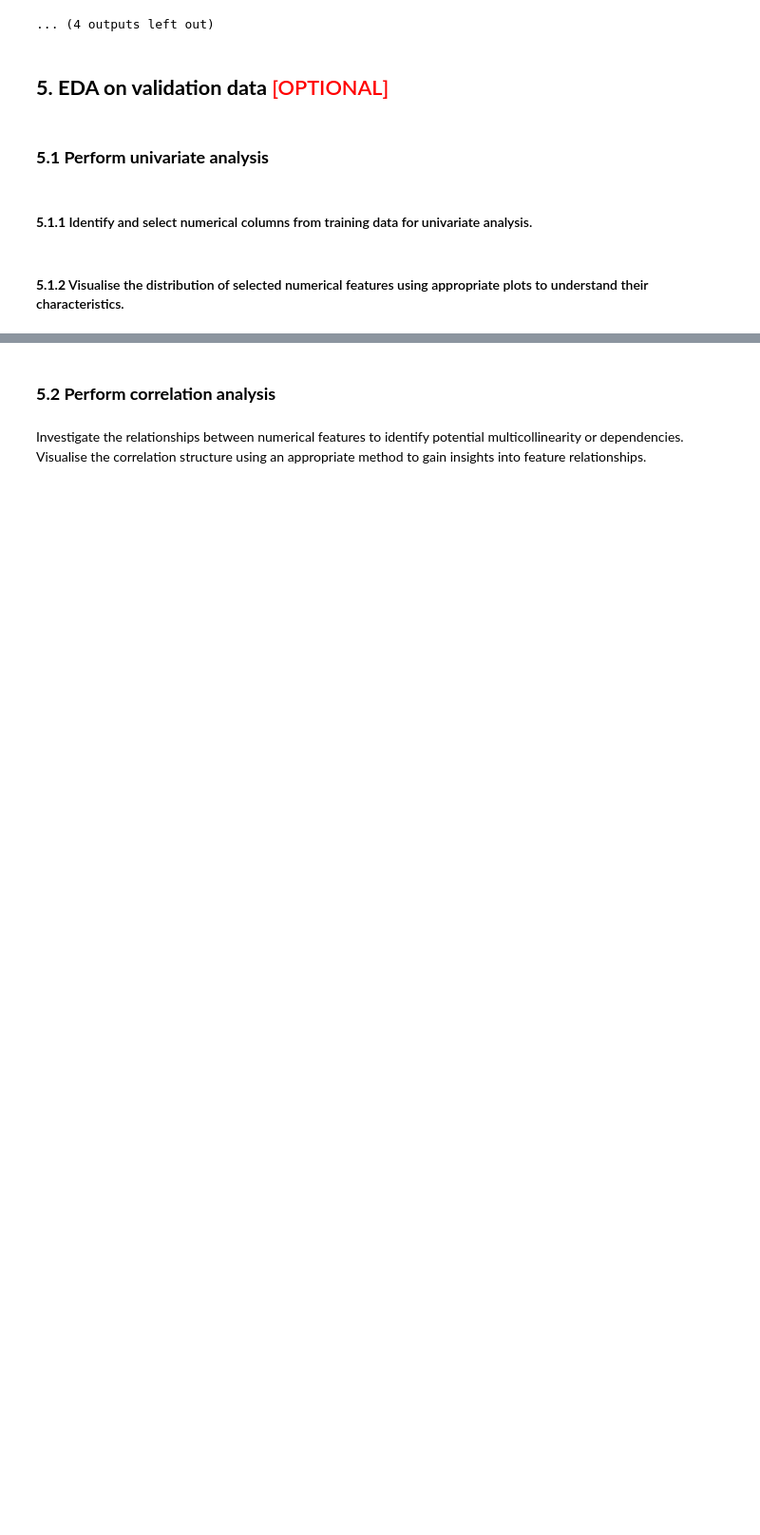
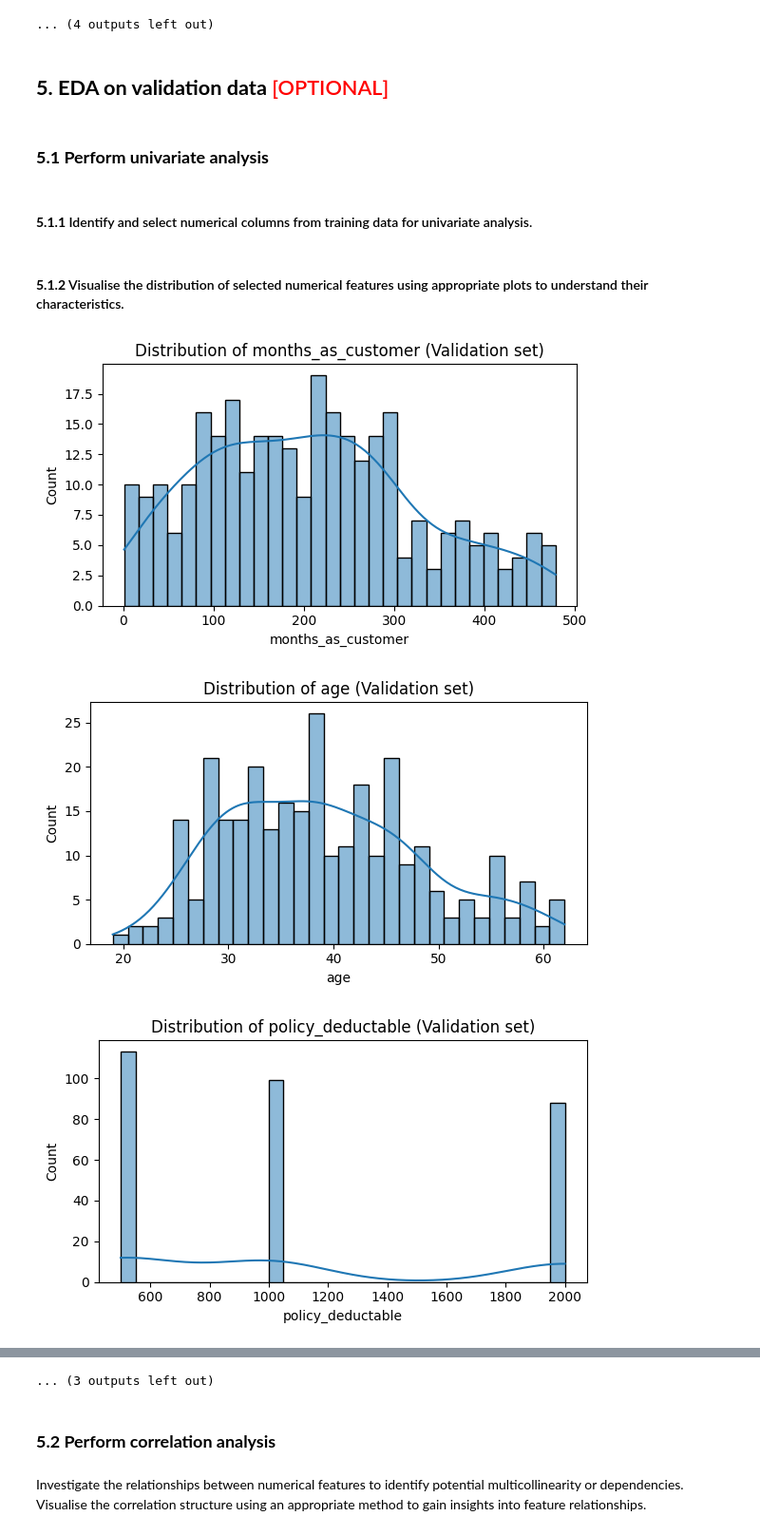
Before and after one commit to princepushparaj/UpgradMLII, a Jupyter notebook: Fraudulent_Claim_Detection_Starter.ipynb, the cells around one changed output, grey strips where cells are left out. Shown at 95% size. Cells and saved outputs as stored; diff of their text form; code cells hidden in the pictures; blank space fills up the shorter version.

Commit message:
5. EDA on validation data

```diff
--- a/Fraudulent_Claim_Detection_Starter.ipynb
+++ b/Fraudulent_Claim_Detection_Starter.ipynb
@@ -759,5 +759,6 @@ pd.DataFrame(num_target_stats, columns=["feature","pointbiserial_r","p_value"])\
 #### **5.1.1** Identify and select numerical columns from training data for univariate analysis.
 # %%
 # Select numerical columns
+num_cols_val = X_val.select_dtypes(include=np.number).columns.tolist()
 # %% [markdown]
 #### **5.1.2** Visualise the distribution of selected numerical features using appropriate plots to understand their characteristics.
@@ -765,0 +765,14 @@ pd.DataFrame(num_target_stats, columns=["feature","pointbiserial_r","p_value"])\
+# %%
+# Plot all the numerical columns to understand their distribution
+for col in num_cols_val:
+    plt.figure(figsize=(6, 3.5))
+    sns.histplot(X_val[col], kde=True, bins=30)
+    plt.title(f"Distribution of {col} (Validation set)")
+    plt.xlabel(col)
+    plt.ylabel("Count")
+    plt.tight_layout()
+    plt.show()
+# %% [output]
+[figure, added]
+[figure, added]
+[figure, added]
@@ -766,3 +788,4 @@ pd.DataFrame(num_target_stats, columns=["feature","pointbiserial_r","p_value"])\
+... (3 outputs left out)
 # %% [markdown]
 ### **5.2 Perform correlation analysis**
 # %% [markdown]
```
Also changed, not shown: parts of 9 cells of this notebook.
